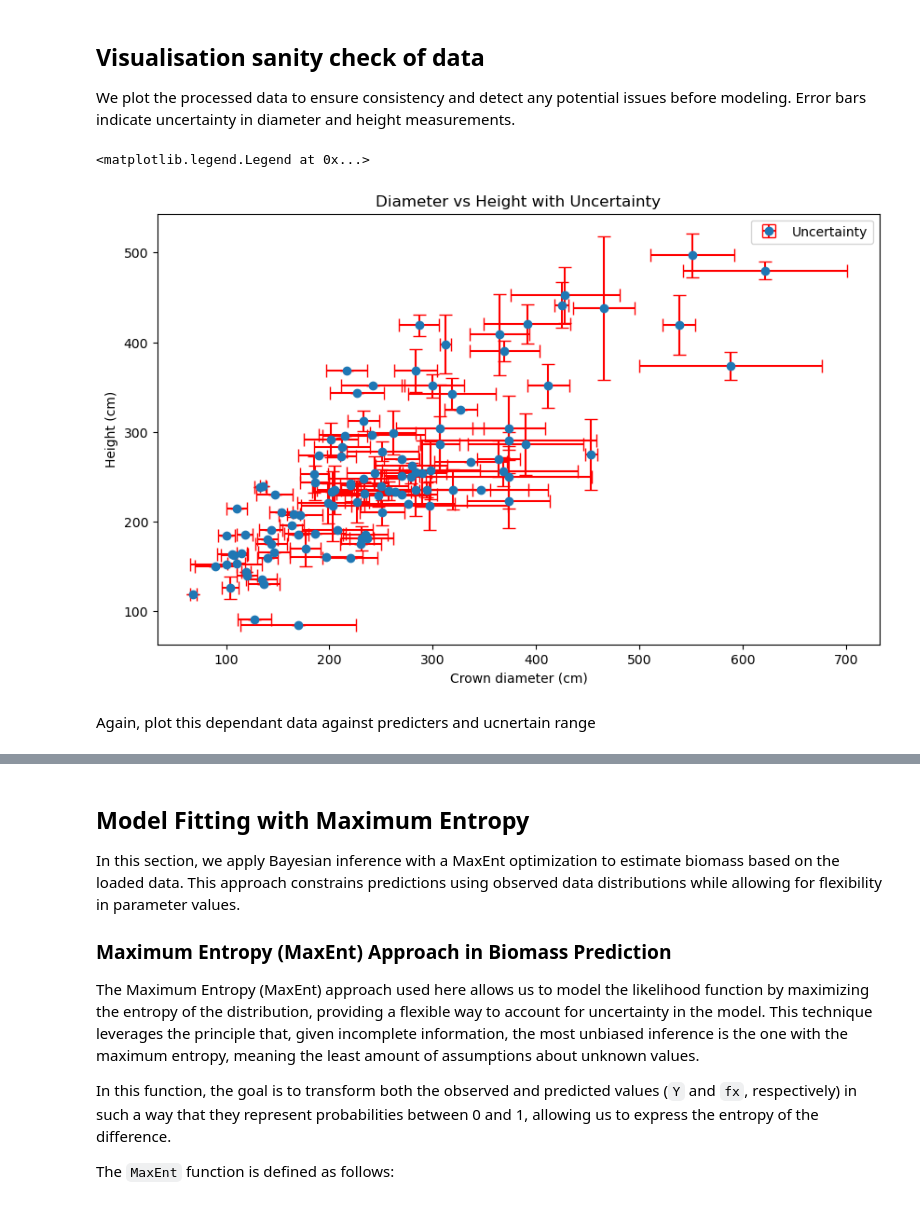
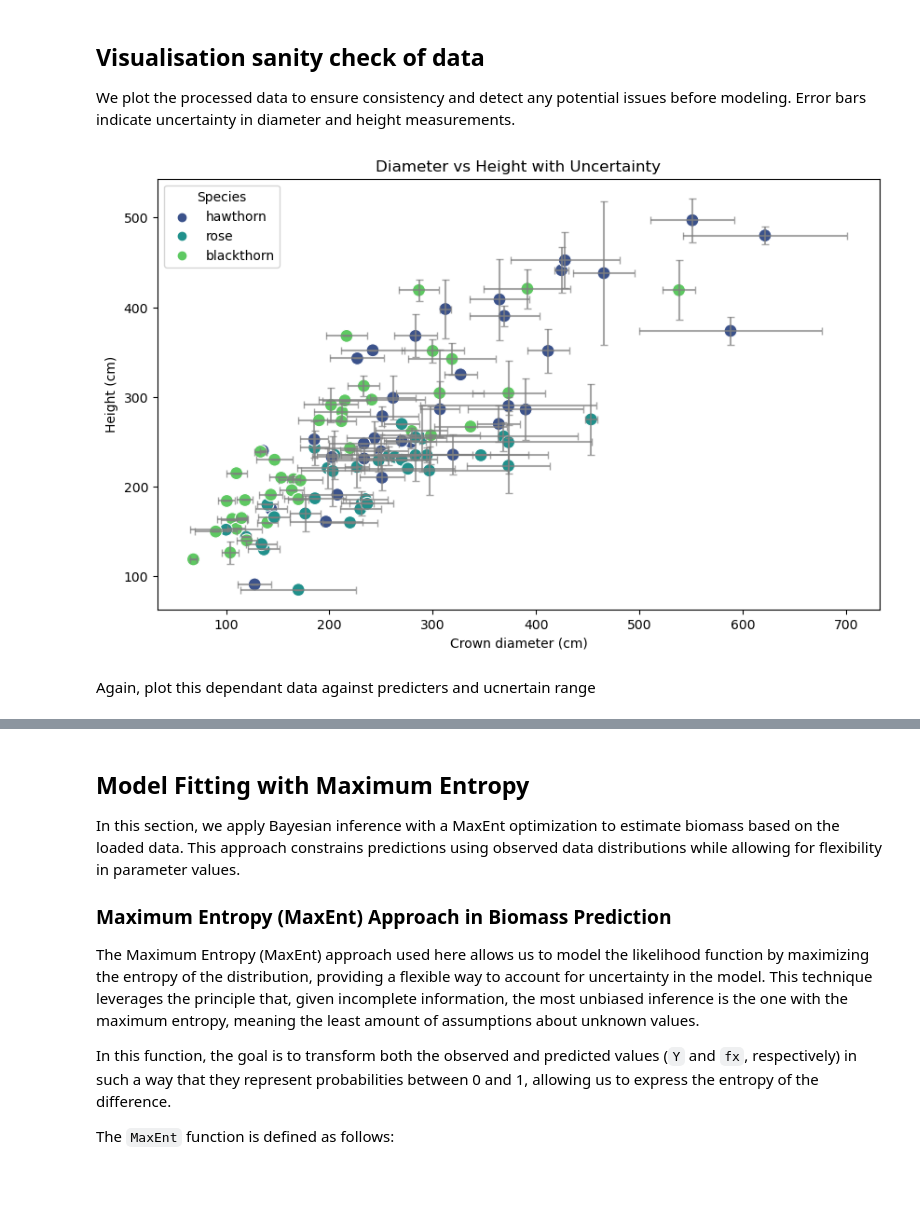
Before and after one commit to douglask3/BRAMBLE, a Jupyter notebook: development_notebook.ipynb, the cells around one changed output, grey strips where cells are left out. Saved outputs shown, nothing was run; the diff lists cells and outputs as text; code cells hidden in the pictures.

```diff
--- a/development_notebook.ipynb
+++ b/development_notebook.ipynb
@@ -53,16 +184,28 @@ df['Y_fake'] = Y_fake
 # %% [markdown]
 ## Visualisation sanity check of data
 We plot the processed data to ensure consistency and detect any potential issues before modeling. Error bars indicate uncertainty in diameter and height measurements.
-# %%
-plt.figure(figsize=(10, 6))
-plt.errorbar(df['d_mean'], df['h_mean'], xerr=df['d_std'], yerr=df['h_std'], fmt='o', ecolor='r', capsize=5, label='Uncertainty')
-plt.xlabel('Crown diameter (cm)')
-plt.ylabel('Height (cm)')
-plt.title('Diameter vs Height with Uncertainty')
-plt.legend()
-# %% [output]
-<matplotlib.legend.Legend at 0x...>
-[figure, removed]
-# %% [markdown]
-Again, plot this dependant data against predicters and ucnertain range
+# %%
+
+# Create a scatter plot with error bars, colored by species
+plt.figure(figsize=(10, 6))
+
+# Plot each species with Seaborn's scatterplot for automatic color assignment
+sns.scatterplot(data=df, x='d_mean', y='h_mean', hue='species', palette='viridis', s=100)
+
+# Add error bars using plt.errorbar, looping through each unique species for proper color assignment
+for _, row in df.iterrows():
+    plt.errorbar(row['d_mean'], row['h_mean'],
+                 xerr=row['d_std'], yerr=row['h_std'],
+                 fmt='', ecolor='gray', capsize=3, alpha=0.7)
+
+# Labels and title
+plt.xlabel('Crown diameter (cm)')
+plt.ylabel('Height (cm)')
+plt.title('Diameter vs Height with Uncertainty')
+plt.legend(title='Species')
+plt.show()
+# %% [output]
+[figure, added]
+# %% [markdown]
+Again, plot this dependant data against predicters and ucnertain range
 # %%
```
Also changed, not shown: parts of 23 cells of this notebook.
